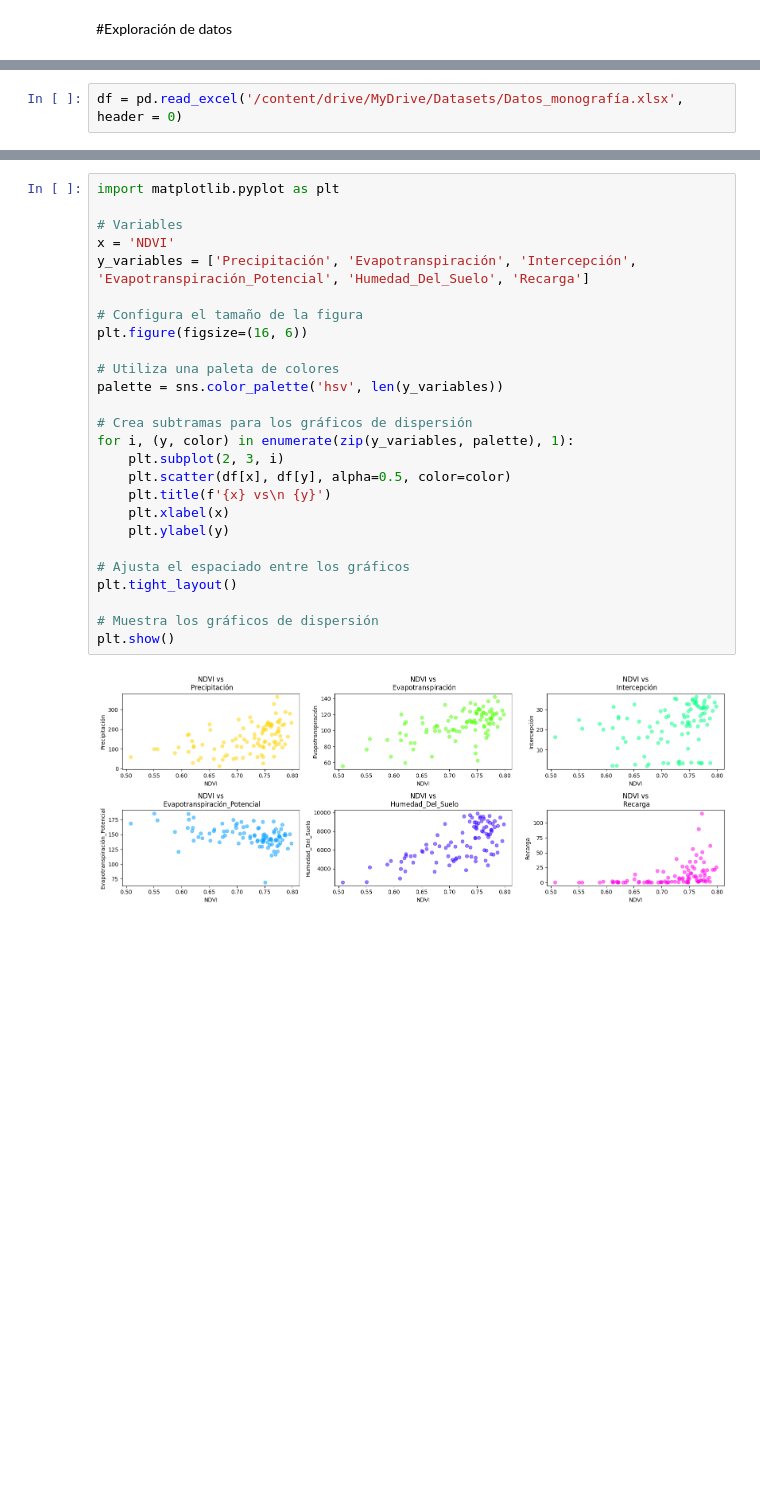
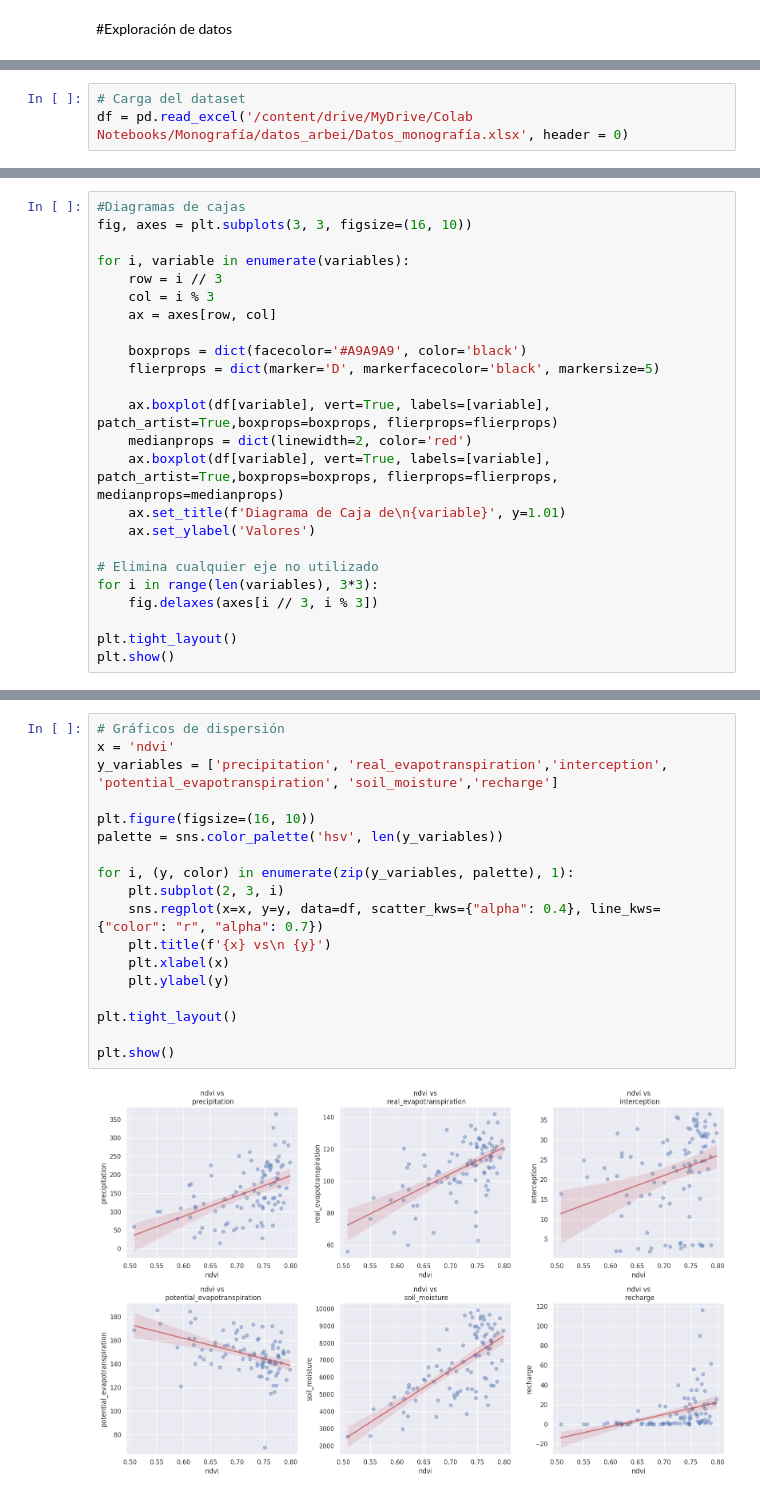
Before and after one commit to emarevalog/Data_Science_Forecast_NDVI_Project, a Jupyter notebook: Exploración_estadística.ipynb, the cells around one changed output, grey strips where cells are left out. Saved outputs shown, nothing was run; the diff lists cells and outputs as text; blank space fills up the shorter version.

```diff
--- a/Exploración_estadística.ipynb
+++ b/Exploración_estadística.ipynb
@@ -25,2 +21,3 @@ Mounted at /content/drive
 # %%
-df = pd.read_excel('/content/drive/MyDrive/Datasets/Datos_monografía.xlsx', header = 0)
+# Carga del dataset
+df = pd.read_excel('/content/drive/MyDrive/Colab Notebooks/Monografía/datos_arbei/Datos_monografía.xlsx', header = 0)
@@ -119,0 +113,24 @@ plt.show()
+# %%
+#Diagramas de cajas
+fig, axes = plt.subplots(3, 3, figsize=(16, 10))
+
+for i, variable in enumerate(variables):
+    row = i // 3
+    col = i % 3
+    ax = axes[row, col]
+
+    boxprops = dict(facecolor='#A9A9A9', color='black')
+    flierprops = dict(marker='D', markerfacecolor='black', markersize=5)
+
+    ax.boxplot(df[variable], vert=True, labels=[variable], patch_artist=True,boxprops=boxprops, flierprops=flierprops)
+    medianprops = dict(linewidth=2, color='red')
+    ax.boxplot(df[variable], vert=True, labels=[variable], patch_artist=True,boxprops=boxprops, flierprops=flierprops, medianprops=medianprops)
+    ax.set_title(f'Diagrama de Caja de\n{variable}', y=1.01)
+    ax.set_ylabel('Valores')
+
+# Elimina cualquier eje no utilizado
+for i in range(len(variables), 3*3):
+    fig.delaxes(axes[i // 3, i % 3])
+
+plt.tight_layout()
+plt.show()
@@ -120,29 +139,21 @@ plt.show()
 # %%
-import matplotlib.pyplot as plt
+# Gráficos de dispersión
+x = 'ndvi'
+y_variables = ['precipitation', 'real_evapotranspiration','interception', 'potential_evapotranspiration', 'soil_moisture','recharge']
 
-# Variables
-x = 'NDVI'
-y_variables = ['Precipitación', 'Evapotranspiración', 'Intercepción', 'Evapotranspiración_Potencial', 'Humedad_Del_Suelo', 'Recarga']
-
-# Configura el tamaño de la figura
-plt.figure(figsize=(16, 6))
-
-# Utiliza una paleta de colores
+plt.figure(figsize=(16, 10))
 palette = sns.color_palette('hsv', len(y_variables))
 
-# Crea subtramas para los gráficos de dispersión
 for i, (y, color) in enumerate(zip(y_variables, palette), 1):
     plt.subplot(2, 3, i)
-    plt.scatter(df[x], df[y], alpha=0.5, color=color)
+    sns.regplot(x=x, y=y, data=df, scatter_kws={"alpha": 0.4}, line_kws={"color": "r", "alpha": 0.7})
     plt.title(f'{x} vs\n {y}')
     plt.xlabel(x)
     plt.ylabel(y)
 
-# Ajusta el espaciado entre los gráficos
 plt.tight_layout()
 
-# Muestra los gráficos de dispersión
 plt.show()
 # %% [output]
-[figure, old version]
+[figure, new version]
 # %%
```
Also changed, not shown: parts of 13 cells of this notebook, 4 other files.
